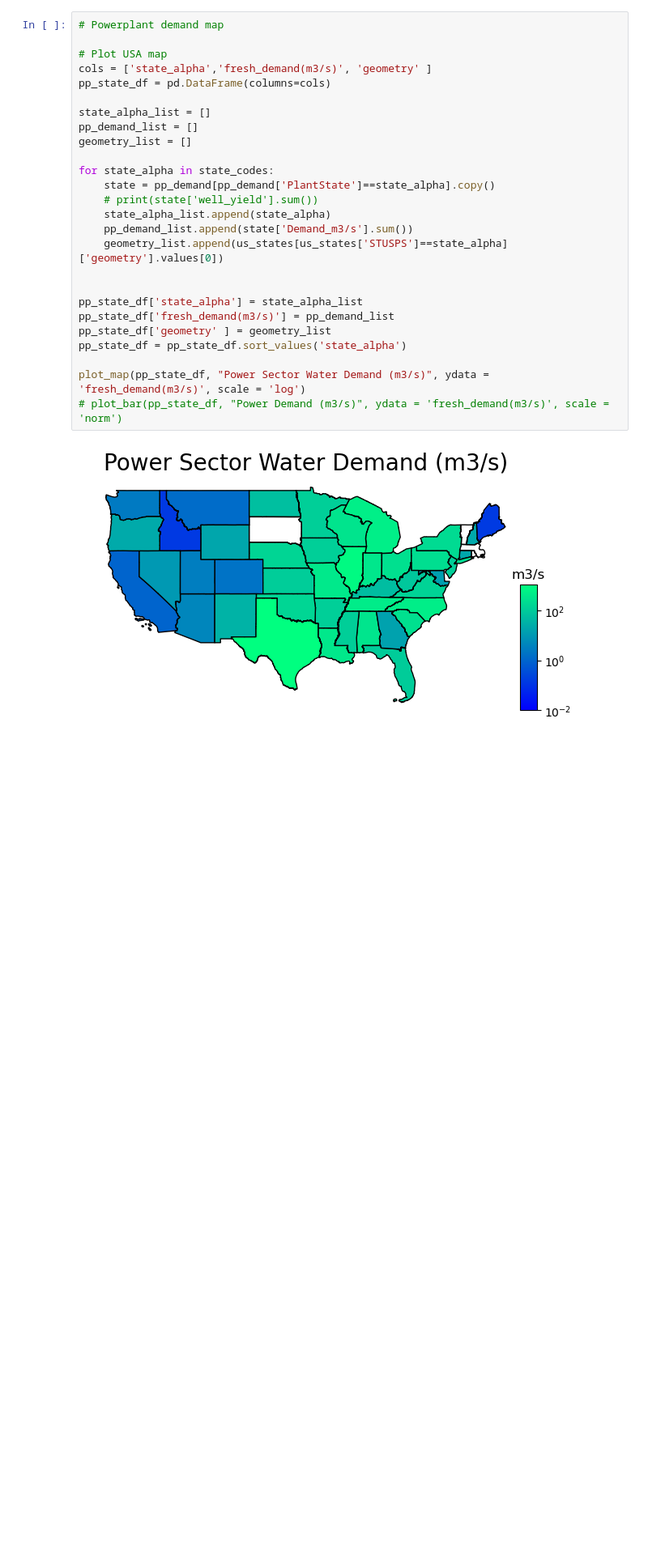
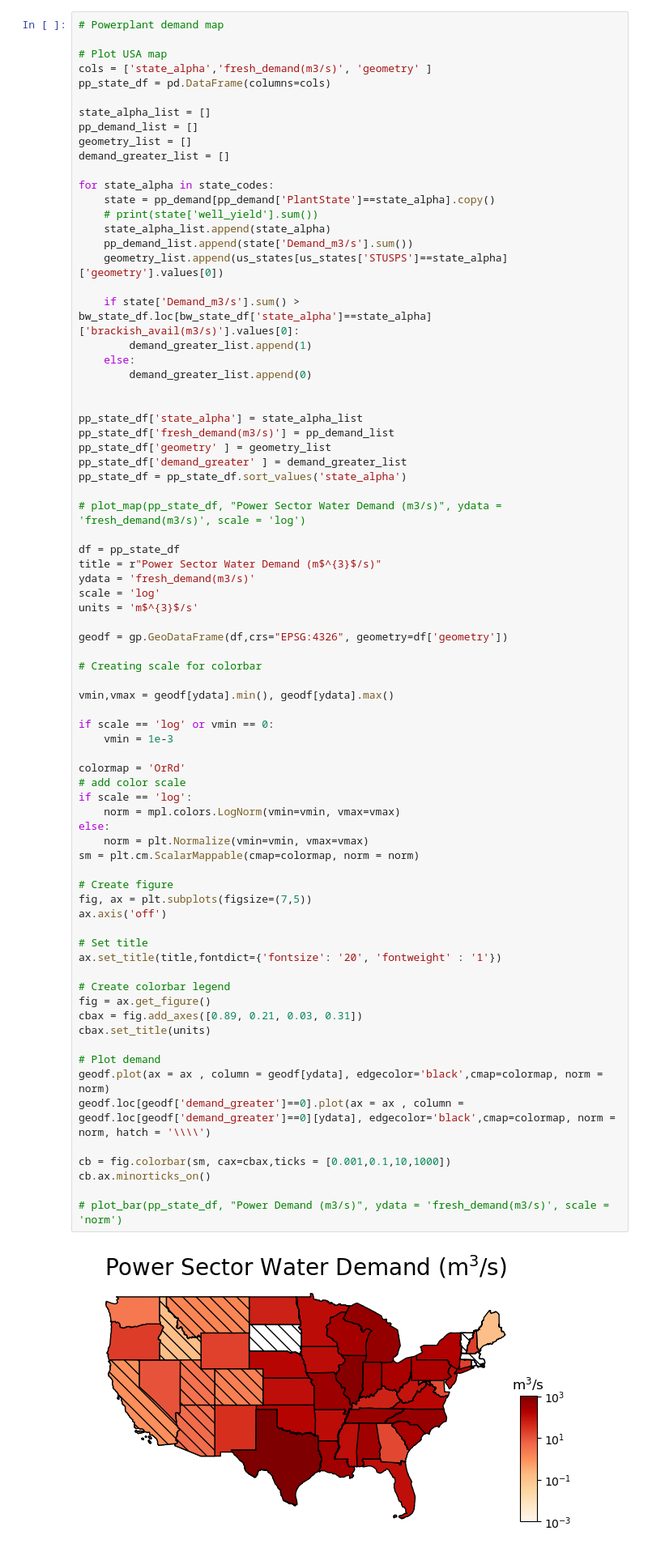
Before and after one commit to MuktaHardikar/WaterTAP3, a Jupyter notebook: watertap3/watertap3/brackish_results_summary.ipynb, the cells around one changed output. Shown at 81% size. Cells and saved outputs as stored; diff of their text form; blank space fills up the shorter version.

```diff
--- a/watertap3/watertap3/brackish_results_summary.ipynb
+++ b/watertap3/watertap3/brackish_results_summary.ipynb
@@ -410,28 +412,78 @@ ax.xaxis.set_major_locator(plt.MaxNLocator(len(df['state_alpha'])+1))
 # %%
 # Powerplant demand map
 
 # Plot USA map
 cols = ['state_alpha','fresh_demand(m3/s)', 'geometry' ]
 pp_state_df = pd.DataFrame(columns=cols)
 
 state_alpha_list = []
 pp_demand_list = []
 geometry_list = []
+demand_greater_list = []
 
 for state_alpha in state_codes:
     state = pp_demand[pp_demand['PlantState']==state_alpha].copy()
     # print(state['well_yield'].sum())
     state_alpha_list.append(state_alpha)
     pp_demand_list.append(state['Demand_m3/s'].sum())
     geometry_list.append(us_states[us_states['STUSPS']==state_alpha]['geometry'].values[0])
 
+    if state['Demand_m3/s'].sum() > bw_state_df.loc[bw_state_df['state_alpha']==state_alpha]['brackish_avail(m3/s)'].values[0]:
+        demand_greater_list.append(1)
+    else:
+        demand_greater_list.append(0)
+
 
 pp_state_df['state_alpha'] = state_alpha_list
 pp_state_df['fresh_demand(m3/s)'] = pp_demand_list
 pp_state_df['geometry' ] = geometry_list
+pp_state_df['demand_greater' ] = demand_greater_list
 pp_state_df = pp_state_df.sort_values('state_alpha')
 
-plot_map(pp_state_df, "Power Sector Water Demand (m3/s)", ydata = 'fresh_demand(m3/s)', scale = 'log')
+# plot_map(pp_state_df, "Power Sector Water Demand (m3/s)", ydata = 'fresh_demand(m3/s)', scale = 'log')
+
+df = pp_state_df
+title = r"Power Sector Water Demand (m$^{3}$/s)"
+ydata = 'fresh_demand(m3/s)'
+scale = 'log'
+units = 'm$^{3}$/s'
+
+geodf = gp.GeoDataFrame(df,crs="EPSG:4326", geometry=df['geometry'])
+
+# Creating scale for colorbar
+
+vmin,vmax = geodf[ydata].min(), geodf[ydata].max()
+
+if scale == 'log' or vmin == 0:
+    vmin = 1e-3
+
+colormap = 'OrRd'
+# add color scale
+if scale == 'log':
+    norm = mpl.colors.LogNorm(vmin=vmin, vmax=vmax)
+else:
+    norm = plt.Normalize(vmin=vmin, vmax=vmax)
+sm = plt.cm.ScalarMappable(cmap=colormap, norm = norm)
+
+# Create figure
+fig, ax = plt.subplots(figsize=(7,5))
+ax.axis('off')
+
+# Set title
+ax.set_title(title,fontdict={'fontsize': '20', 'fontweight' : '1'})
+
+# Create colorbar legend
+fig = ax.get_figure()
+cbax = fig.add_axes([0.89, 0.21, 0.03, 0.31])
+cbax.set_title(units)
+
+# Plot demand
+geodf.plot(ax = ax , column = geodf[ydata], edgecolor='black',cmap=colormap, norm = norm)
+geodf.loc[geodf['demand_greater']==0].plot(ax = ax , column = geodf.loc[geodf['demand_greater']==0][ydata], edgecolor='black',cmap=colormap, norm = norm, hatch = '\\\\')
+
+cb = fig.colorbar(sm, cax=cbax,ticks = [0.001,0.1,10,1000])
+cb.ax.minorticks_on()
+
 # plot_bar(pp_state_df, "Power Demand (m3/s)", ydata = 'fresh_demand(m3/s)', scale = 'norm')
 # %% [output]
-[figure, old version]
+[figure, new version]
```
Also changed, not shown: parts of 11 cells of this notebook, 1 other file.
